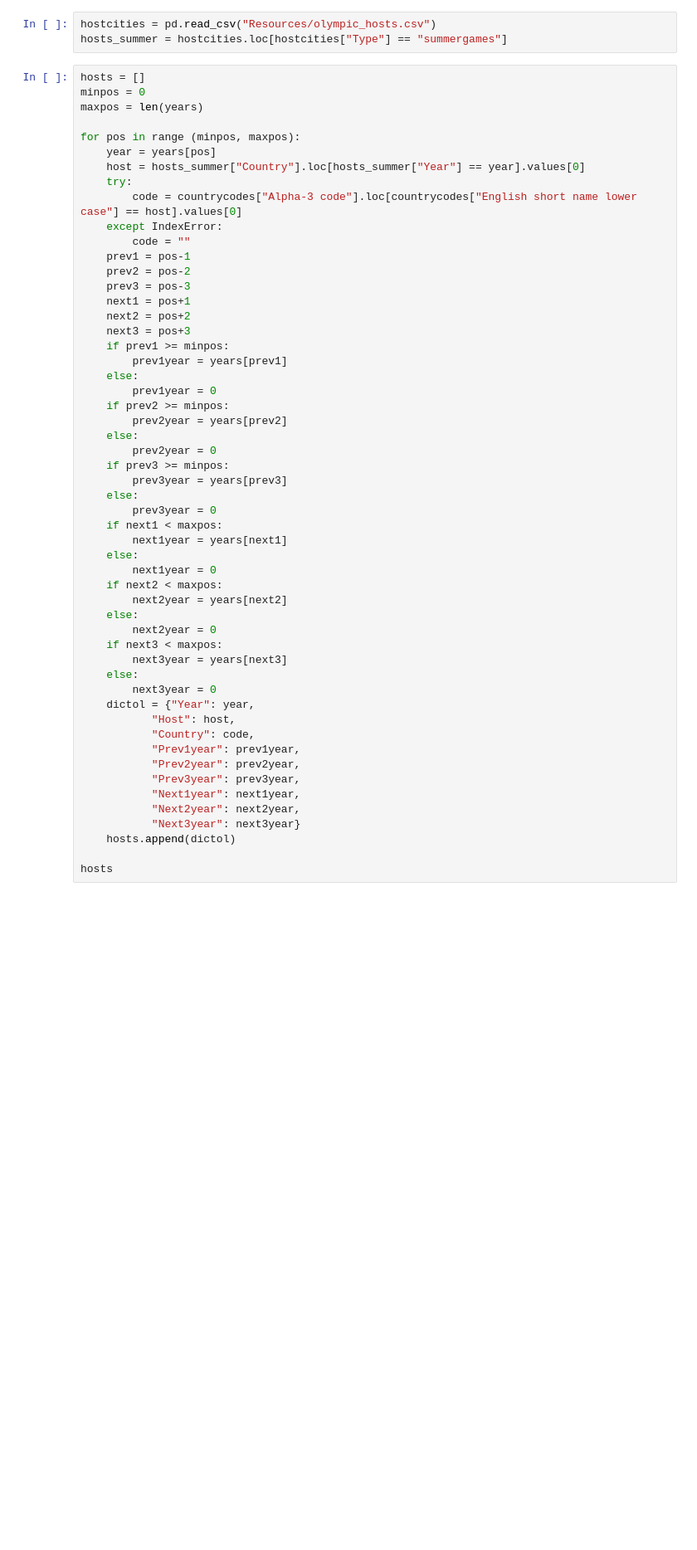
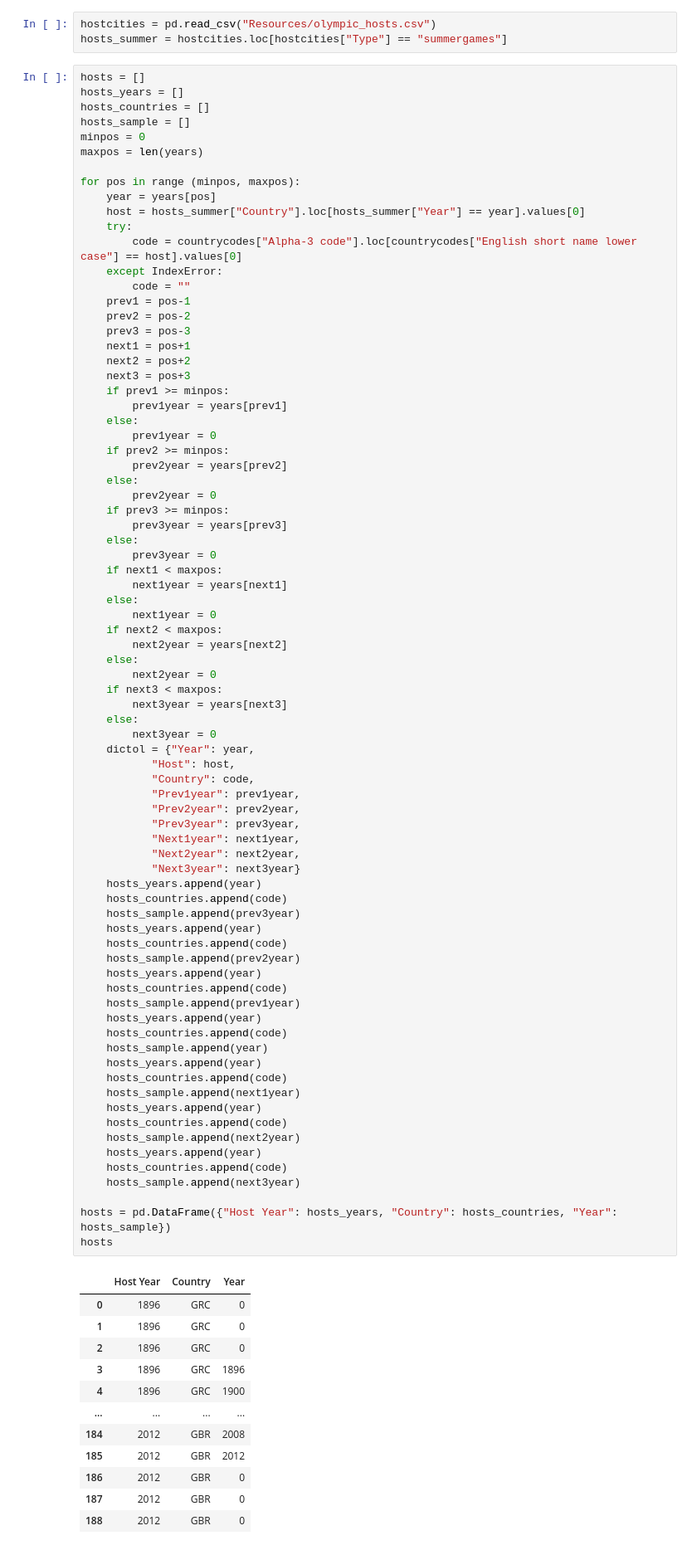
Before and after one commit to TomHOldershaw/Project_1_Team_2, a Jupyter notebook: Q3data.ipynb, the cells around one changed output. Shown at 83% size. Drawn from its saved outputs; the diff is of its cells as text; blank space fills up the shorter version.

```diff
--- a/Q3data.ipynb
+++ b/Q3data.ipynb
@@ -39,6 +16,9 @@ hostcities = pd.read_csv("Resources/olympic_hosts.csv")
 hosts_summer = hostcities.loc[hostcities["Type"] == "summergames"]
 # %%
 hosts = []
+hosts_years = []
+hosts_countries = []
+hosts_sample = []
 minpos = 0
 maxpos = len(years)
 
@@ -64,31 +44,64 @@ for pos in range (minpos, maxpos):
     else:
         prev2year = 0
     if prev3 >= minpos:
         prev3year = years[prev3]
     else:
         prev3year = 0
     if next1 < maxpos:
         next1year = years[next1]
     else:
         next1year = 0
     if next2 < maxpos:
         next2year = years[next2]
     else:
         next2year = 0
     if next3 < maxpos:
         next3year = years[next3]
     else:
         next3year = 0
     dictol = {"Year": year,
            "Host": host,
            "Country": code,
            "Prev1year": prev1year,
            "Prev2year": prev2year,
            "Prev3year": prev3year,
            "Next1year": next1year,
            "Next2year": next2year,
            "Next3year": next3year}
-    hosts.append(dictol)
+    hosts_years.append(year)
+    hosts_countries.append(code)
+    hosts_sample.append(prev3year)
+    hosts_years.append(year)
+    hosts_countries.append(code)
+    hosts_sample.append(prev2year)
+    hosts_years.append(year)
+    hosts_countries.append(code)
+    hosts_sample.append(prev1year)
+    hosts_years.append(year)
+    hosts_countries.append(code)
+    hosts_sample.append(year)
+    hosts_years.append(year)
+    hosts_countries.append(code)
+    hosts_sample.append(next1year)
+    hosts_years.append(year)
+    hosts_countries.append(code)
+    hosts_sample.append(next2year)
+    hosts_years.append(year)
+    hosts_countries.append(code)
+    hosts_sample.append(next3year)
 
+hosts = pd.DataFrame({"Host Year": hosts_years, "Country": hosts_countries, "Year": hosts_sample})
 hosts
 # %% [output]
+|  | Host Year | Country | Year |
+| 0 | 1896 | GRC | 0 |
+| 1 | 1896 | GRC | 0 |
+| 2 | 1896 | GRC | 0 |
+| 3 | 1896 | GRC | 1896 |
+| 4 | 1896 | GRC | 1900 |
+| ... | ... | ... | ... |
+| 184 | 2012 | GBR | 2008 |
+| 185 | 2012 | GBR | 2012 |
+| 186 | 2012 | GBR | 0 |
+| 187 | 2012 | GBR | 0 |
+| 188 | 2012 | GBR | 0 |
```
Also changed, not shown: parts of 9 cells of this notebook.
